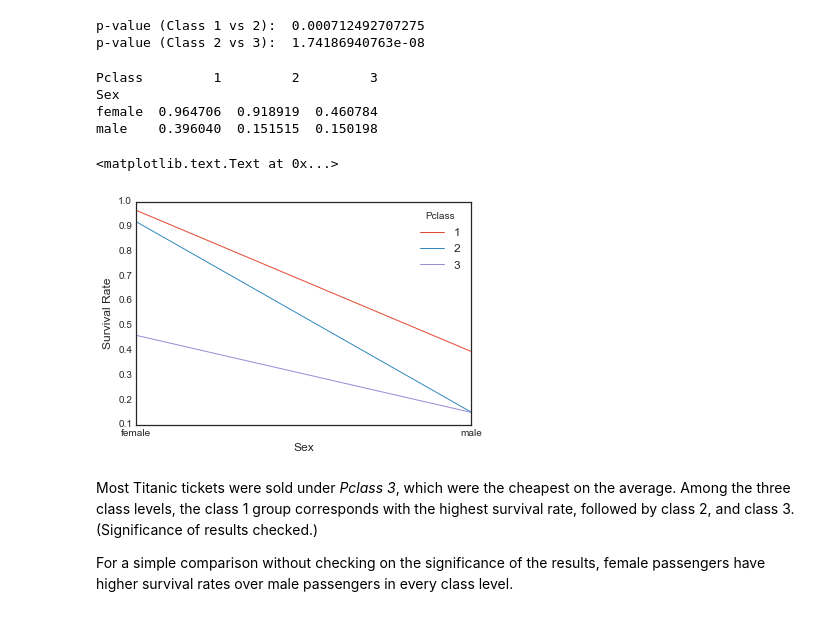
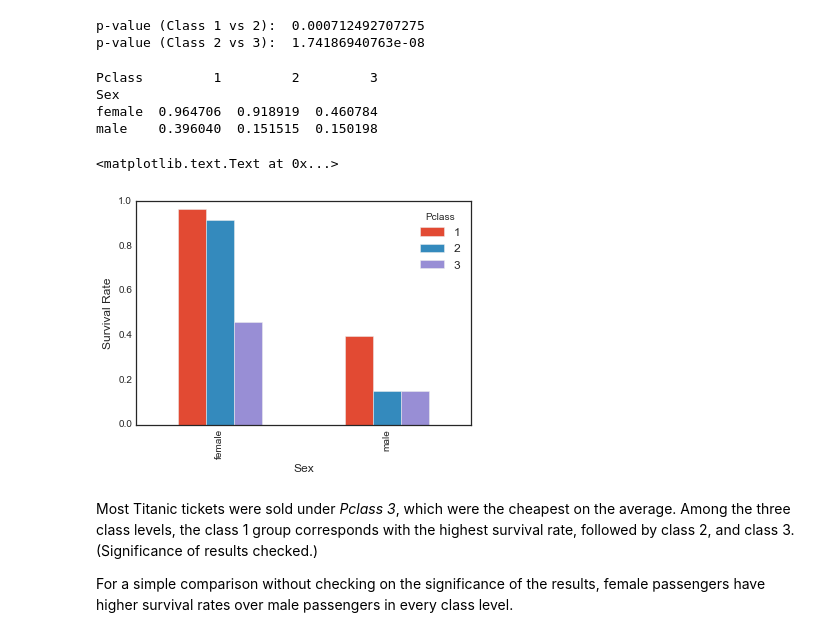
Before and after one commit to fredtoh/uDacity, a Jupyter notebook: P2-Investigate-a-Dataset/P2-Investigate-a-Dataset.ipynb, the cells around one changed output. Cells and saved outputs as stored; diff of their text form; code cells hidden in the pictures.

Commit message:
Updated
1. Updated using bar plots.
2. Included “Thoughts on the limitation of the dataset”

```diff
--- a/P2-Investigate-a-Dataset/P2-Investigate-a-Dataset.ipynb
+++ b/P2-Investigate-a-Dataset/P2-Investigate-a-Dataset.ipynb
@@ -315,15 +315,15 @@ p-value (Class 2 vs 3):  1.74186940763e-08
 # %%
 ### Survival rates by class and sex
 table_Class = survival_Rate_Table(df, 'Sex', 'Pclass')
 print table_Class
-table_Class.plot().set_ylabel('Survival Rate')
+table_Class.plot.bar().set_ylabel('Survival Rate')
 # %% [output]
 Pclass         1         2         3
 Sex
 female  0.964706  0.918919  0.460784
 male    0.396040  0.151515  0.150198
 <matplotlib.text.Text at 0x...>
-[figure, old version]
+[figure, new version]
 # %% [markdown]
 Most Titanic tickets were sold under _Pclass 3_, which were the cheapest on the average. Among the three class levels, the class 1 group corresponds with the highest survival rate, followed by class 2, and class 3. (Significance of results checked.)
 
```
Also changed, not shown: parts of 3 cells of this notebook, 1 other file.
